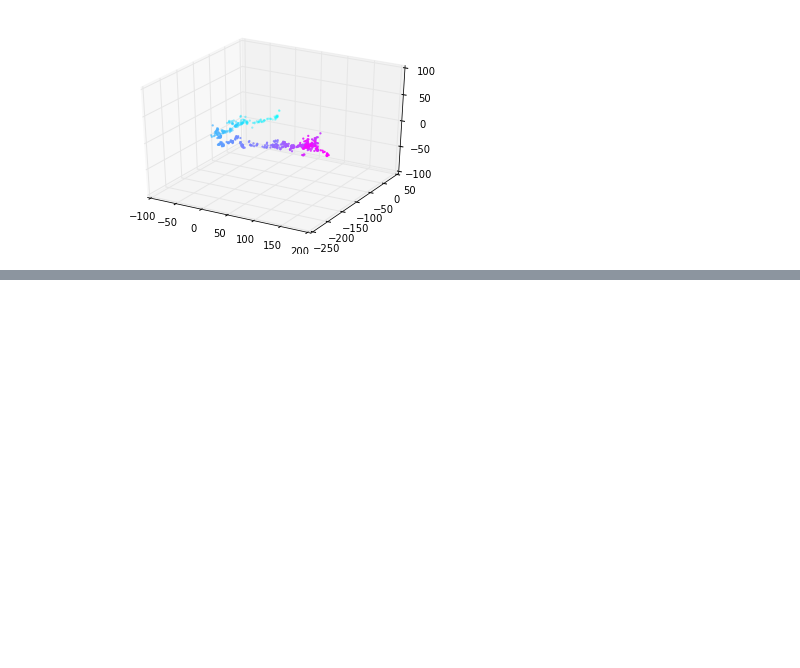
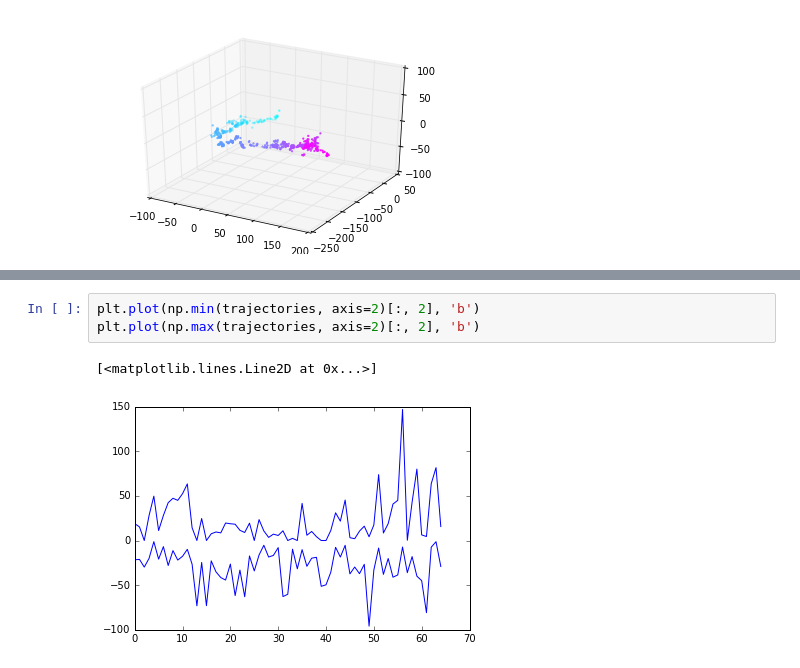
Before and after one commit to jrieke/lstm-biology, a Jupyter notebook: visualization.ipynb, the cells around one changed output, grey strips where cells are left out. Saved outputs shown, nothing was run; the diff lists cells and outputs as text; blank space fills up the shorter version.

```diff
--- a/visualization.ipynb
+++ b/visualization.ipynb
@@ -33,0 +89,6 @@ ax.set_zlim(-100, 100)
+# %%
+plt.plot(np.min(trajectories, axis=2)[:, 2], 'b')
+plt.plot(np.max(trajectories, axis=2)[:, 2], 'b')
+# %% [output]
+[<matplotlib.lines.Line2D at 0x...>]
+[figure, added]
```
Also changed, not shown: parts of 6 cells of this notebook, 5 other files.
